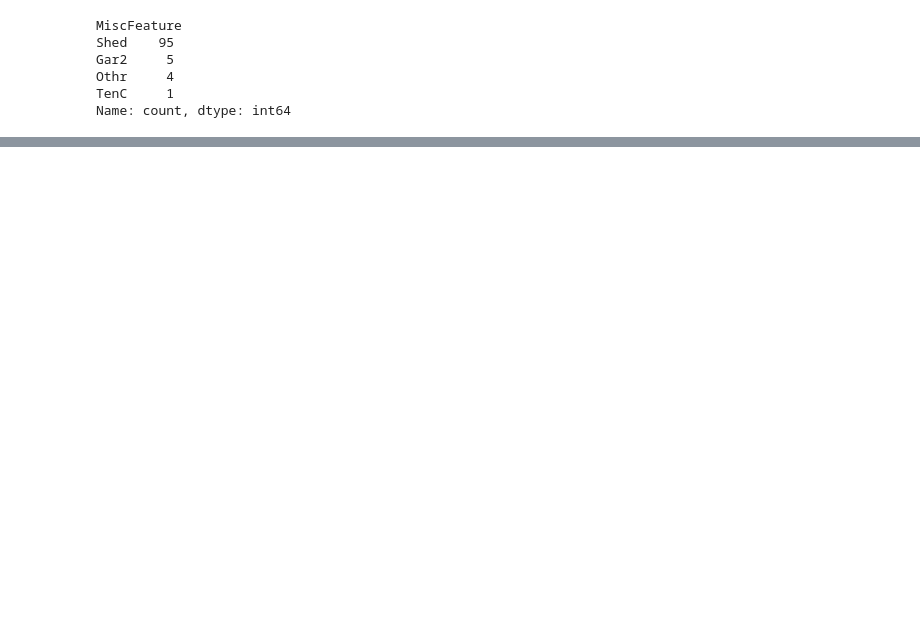
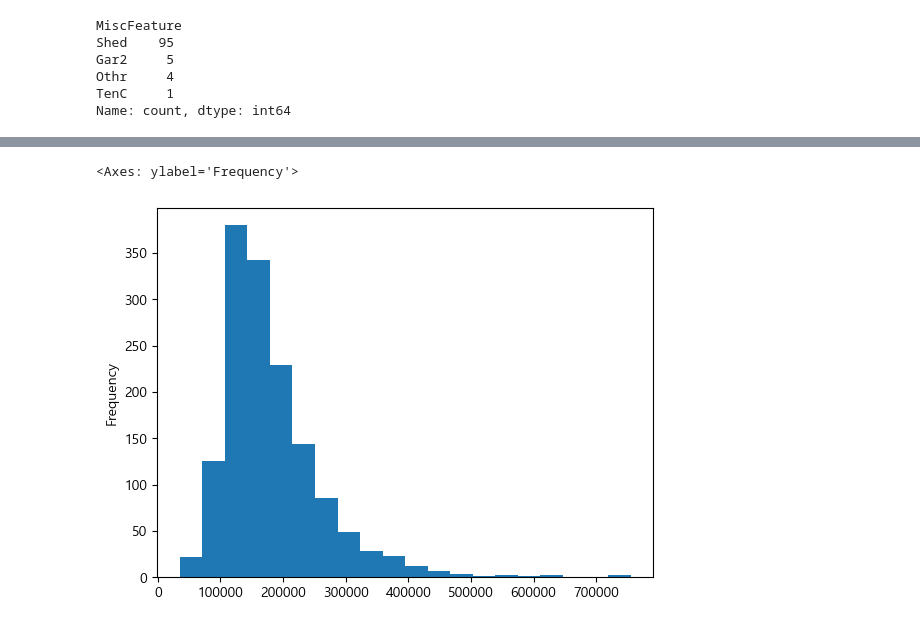
Before and after one commit to osr3173/ML, a Jupyter notebook: week7/SalePrice_Prediction.ipynb, the cells around one changed output, grey strips where cells are left out. Drawn from its saved outputs; the diff is of its cells as text; code cells hidden in the pictures; blank space fills up the shorter version.

```diff
--- a/week7/SalePrice_Prediction.ipynb
+++ b/week7/SalePrice_Prediction.ipynb
@@ -289,0 +473,5 @@ plt.show()
+# %%
+train_df["SalePrice"].plot.hist(bins=20)
+# %% [output]
+<Axes: ylabel='Frequency'>
+[figure, added]
```
Also changed, not shown: parts of 58 cells of this notebook, 2 other files.
